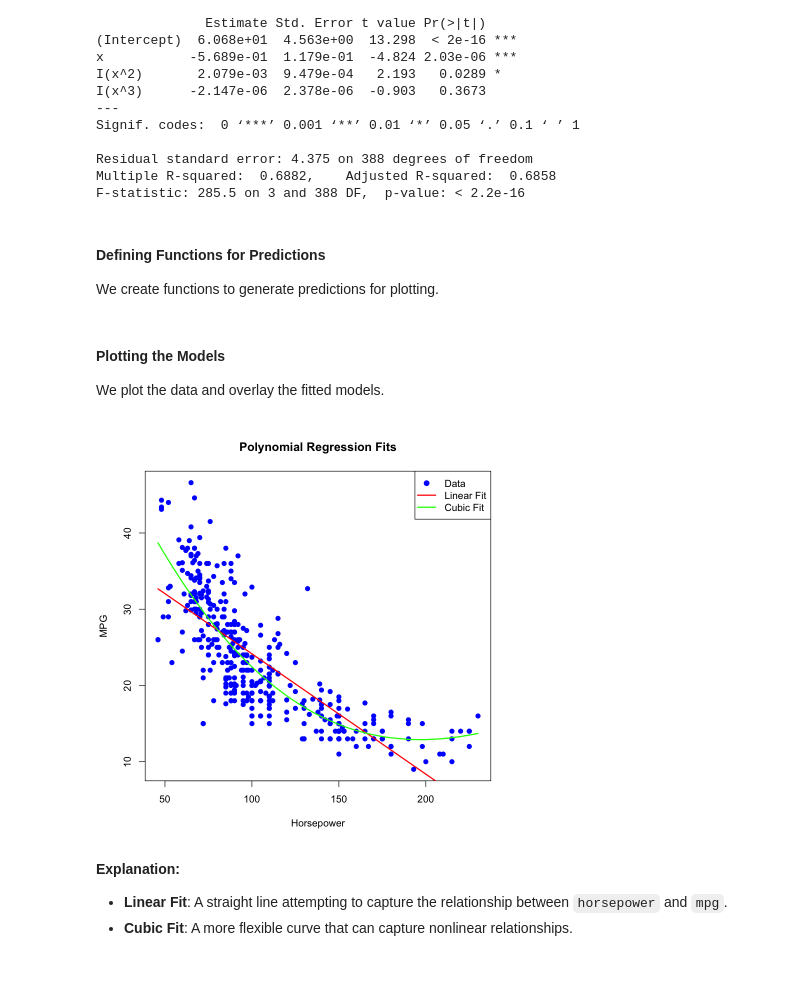
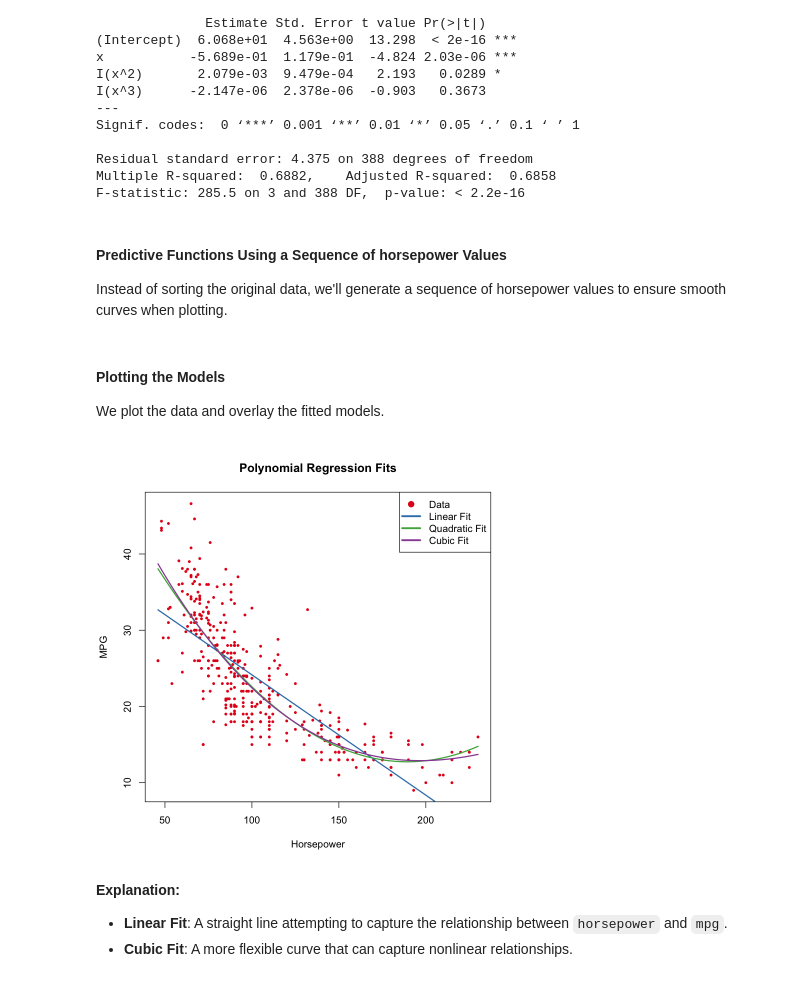
Before and after one commit to lucasrod/st3189_assignment1, a Jupyter notebook: ST3189 Assignment 1 Solution.ipynb, the cells around one changed output. Drawn from its saved outputs; the diff is of its cells as text; code cells hidden in the pictures.

```diff
--- a/ST3189 Assignment 1 Solution.ipynb
+++ b/ST3189 Assignment 1 Solution.ipynb
@@ -19,6 +27,6 @@ Loading required package: mlr3
 # %%
-library("RColorBrewer")
-colours<-brewer.pal(n = 12, name = "Paired")
+# Generate a palette of distinct colors
+colours <- brewer.pal(4, "Set1")
 # %% [markdown]
 #### Reading and Exploring the Data
 
@@ -106,8 +94,8 @@ A data.frame: 392 × 9
 
 We define `horsepower` as our input variable `x` and `mpg` as our target variable `y`.
 # %%
-x <- Auto_sorted$horsepower
-y <- Auto_sorted$mpg
+x <- Auto$horsepower
+y <- Auto$mpg
 # %% [markdown]
 #### Fitting Polynomial Regression Models
 
@@ -137,0 +129,3 @@ F-statistic: 599.7 on 1 and 390 DF,  p-value: < 2.2e-16
+# %%
+fit2 <- lm(y ~ x + I(x^2))
+summary(fit2)
@@ -163,23 +176,42 @@ Residual standard error: 4.375 on 388 degrees of freedom
 Multiple R-squared:  0.6882,    Adjusted R-squared:  0.6858
 F-statistic: 285.5 on 3 and 388 DF,  p-value: < 2.2e-16
 # %% [markdown]
-#### Defining Functions for Predictions
+#### Predictive Functions Using a Sequence of horsepower Values
 
-We create functions to generate predictions for plotting.
+Instead of sorting the original data, we'll generate a sequence of horsepower values to ensure smooth curves when plotting.
 # %%
-pol1 <- function(x) predict(fit1, data.frame(x = x))
-pol3 <- function(x) predict(fit3, data.frame(x = x))
+# Generate a sequence of horsepower values for smooth plotting
+x_seq <- seq(min(x), max(x), length.out = 300)
+
+# Predict 'mpg' using the fitted models over the sequence
+pol1_seq <- predict(fit1, newdata = data.frame(x = x_seq))
+pol2_seq <- predict(fit2, newdata = data.frame(x = x_seq))
+pol3_seq <- predict(fit3, newdata = data.frame(x = x_seq))
+
+
+# Alternative approach with Auto_sorted <- Auto[order(Auto$horsepower), ]
+# Here pol1, pol2, pol3 are functions(x) !!!
+# pol1 <- function(x) predict(fit1, data.frame(x = x))
+# pol2 <- function(x) predict(fit2, data.frame(x = x))
+# pol3 <- function(x) predict(fit3, data.frame(x = x))
 # %% [markdown]
 #### Plotting the Models
 
 We plot the data and overlay the fitted models.
 # %%
-plot(x, y, col = "blue", pch = 19, xlab = "Horsepower", ylab = "MPG", main = "Polynomial Regression Fits")
-lines(x, pol1(x), col = "red", lwd = 2)
-lines(x, pol3(x), col = "green", lwd = 2)
-legend("topright", legend = c("Data", "Linear Fit", "Cubic Fit"), col = c("blue", "red", "green"), pch = c(19, NA, NA), lty = c(NA, 1, 1), lwd = 2)
+plot(x, y, col = colours[1], pch = 19, cex = 0.5, # Adjust point size with cex
+     xlab = "Horsepower", ylab = "MPG", main = "Polynomial Regression Fits")
+lines(x_seq, pol1_seq, col = colours[2], lwd = 2)
+lines(x_seq, pol2_seq, col = colours[3], lwd = 2)
+lines(x_seq, pol3_seq, col = colours[4], lwd = 2)
+legend("topright",
+       legend = c("Data", "Linear Fit", "Quadratic Fit", "Cubic Fit"),
+       col = colours, # Specifies the colors for the legend items
+       pch = c(19, NA, NA, NA), # Symbol for points (solid circle for data)
+       lty = c(NA, 1, 1, 1), # Line types for fits (solid lines)
+       lwd = 3) # Line width for fits
 # %% [output]
-[figure, old version]
+[figure, new version]
 # %% [markdown]
 **Explanation:**
 
```
Also changed, not shown: parts of 21 cells of this notebook, 1 other file.
